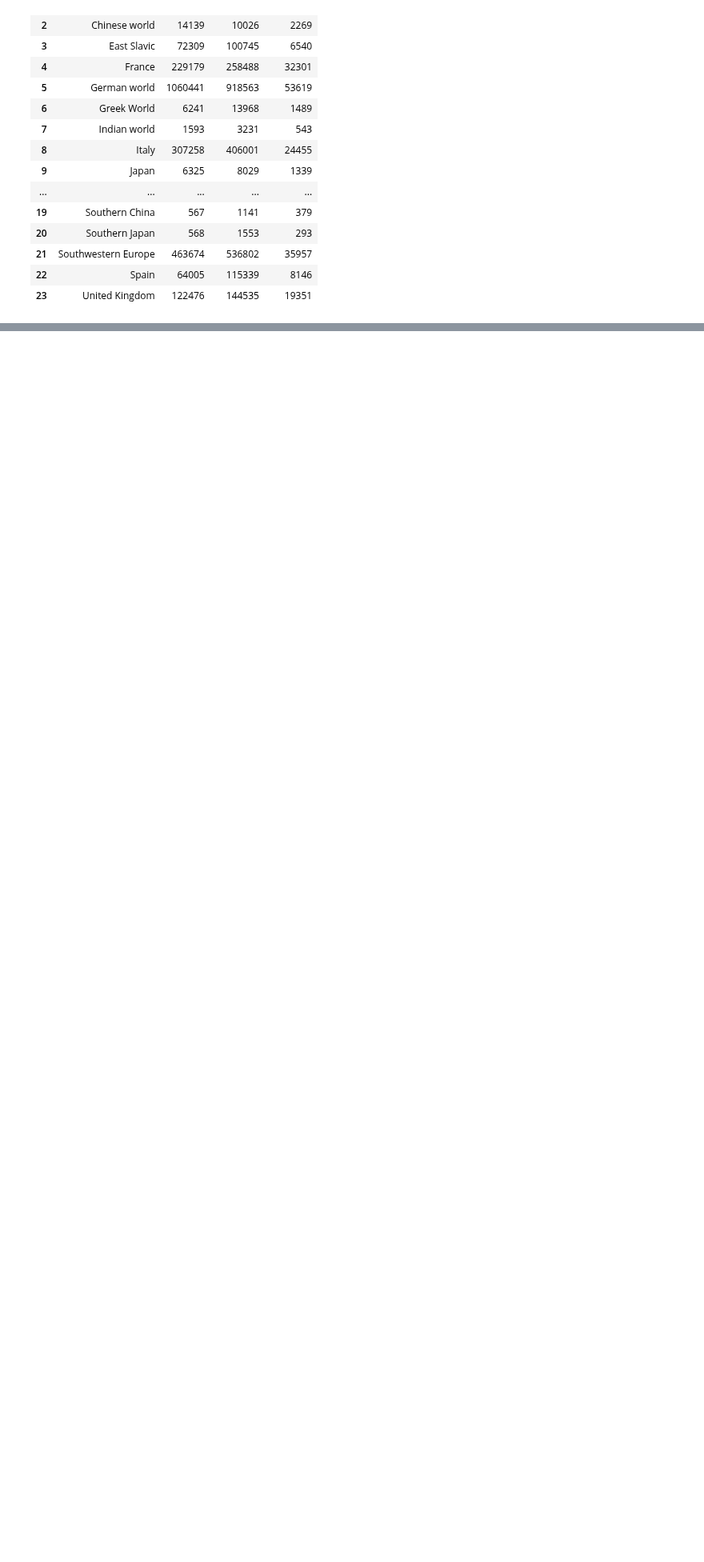
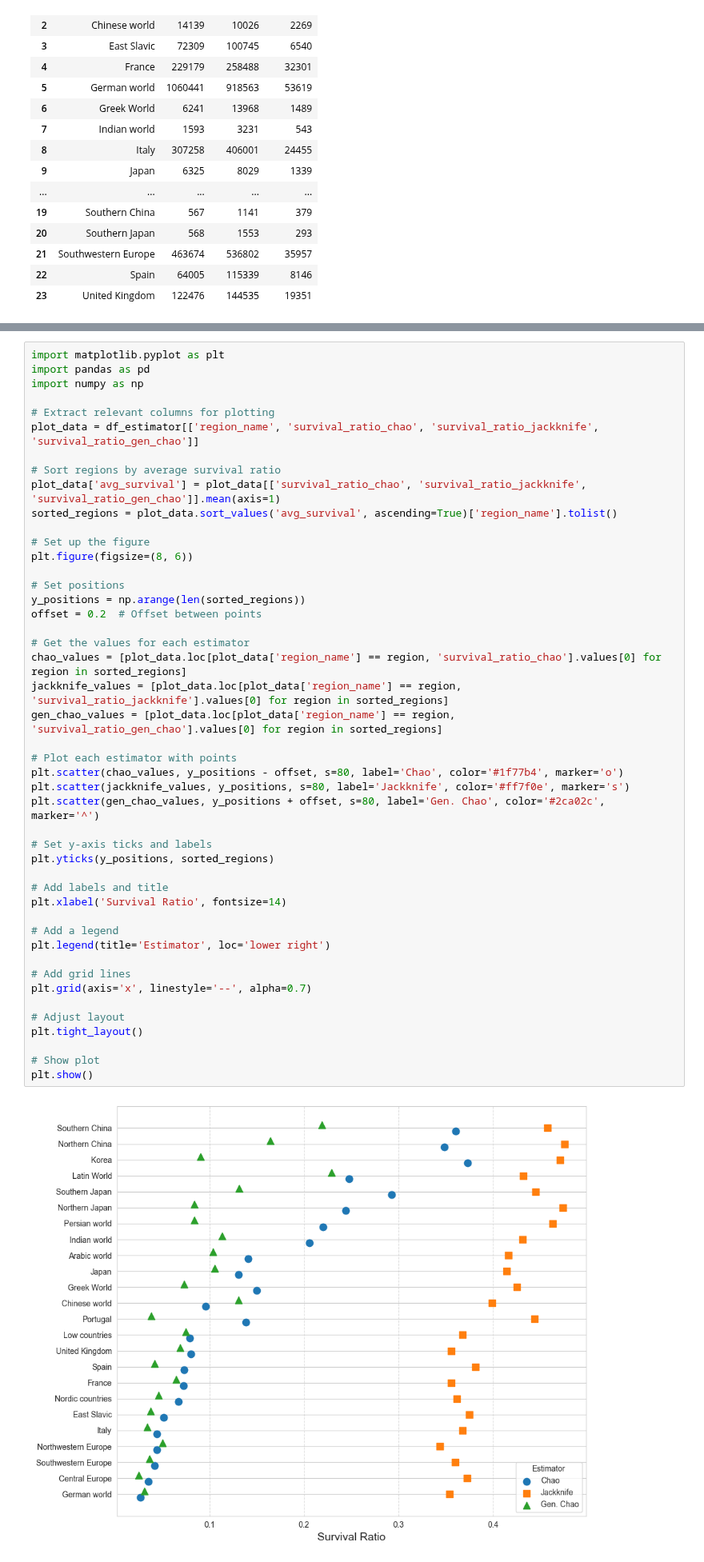
Before and after one commit to charlesdedampierre/cultura, a Jupyter notebook: 3-unseen_species_index/4 - estimator_robustness_analysis.ipynb, the cells around one changed output, grey strips where cells are left out. Shown at 80% size. Drawn from its saved outputs; the diff is of its cells as text; blank space fills up the shorter version.

```diff
--- a/3-unseen_species_index/4 - estimator_robustness_analysis.ipynb
+++ b/3-unseen_species_index/4 - estimator_robustness_analysis.ipynb
@@ -287,3 +323,51 @@ df_estimator['detection_ratio_gen_chao']=df_estimator['S_obs']/df_estimator['tot
+# %%
+import matplotlib.pyplot as plt
+import pandas as pd
+import numpy as np
+
+# Extract relevant columns for plotting
+plot_data = df_estimator[['region_name', 'survival_ratio_chao', 'survival_ratio_jackknife', 'survival_ratio_gen_chao']]
+
+# Sort regions by average survival ratio
+plot_data['avg_survival'] = plot_data[['survival_ratio_chao', 'survival_ratio_jackknife', 'survival_ratio_gen_chao']].mean(axis=1)
+sorted_regions = plot_data.sort_values('avg_survival', ascending=True)['region_name'].tolist()
+
+# Set up the figure
+plt.figure(figsize=(8, 6))
+
+# Set positions
+y_positions = np.arange(len(sorted_regions))
+offset = 0.2  # Offset between points
+
+# Get the values for each estimator
+chao_values = [plot_data.loc[plot_data['region_name'] == region, 'survival_ratio_chao'].values[0] for region in sorted_regions]
+jackknife_values = [plot_data.loc[plot_data['region_name'] == region, 'survival_ratio_jackknife'].values[0] for region in sorted_regions]
+gen_chao_values = [plot_data.loc[plot_data['region_name'] == region, 'survival_ratio_gen_chao'].values[0] for region in sorted_regions]
+
+# Plot each estimator with points
+plt.scatter(chao_values, y_positions - offset, s=80, label='Chao', color='#1f77b4', marker='o')
+plt.scatter(jackknife_values, y_positions, s=80, label='Jackknife', color='#ff7f0e', marker='s')
+plt.scatter(gen_chao_values, y_positions + offset, s=80, label='Gen. Chao', color='#2ca02c', marker='^')
+
+# Set y-axis ticks and labels
+plt.yticks(y_positions, sorted_regions)
+
+# Add labels and title
+plt.xlabel('Survival Ratio', fontsize=14)
+
+# Add a legend
+plt.legend(title='Estimator', loc='lower right')
+
+# Add grid lines
+plt.grid(axis='x', linestyle='--', alpha=0.7)
+
+# Adjust layout
+plt.tight_layout()
+
+# Show plot
+plt.show()
+# %% [output]
+[figure, added]
 # %%
 
 # Generalize chao should always haev a larger f0 (sanity check)
```
Also changed, not shown: parts of 4 cells of this notebook.
